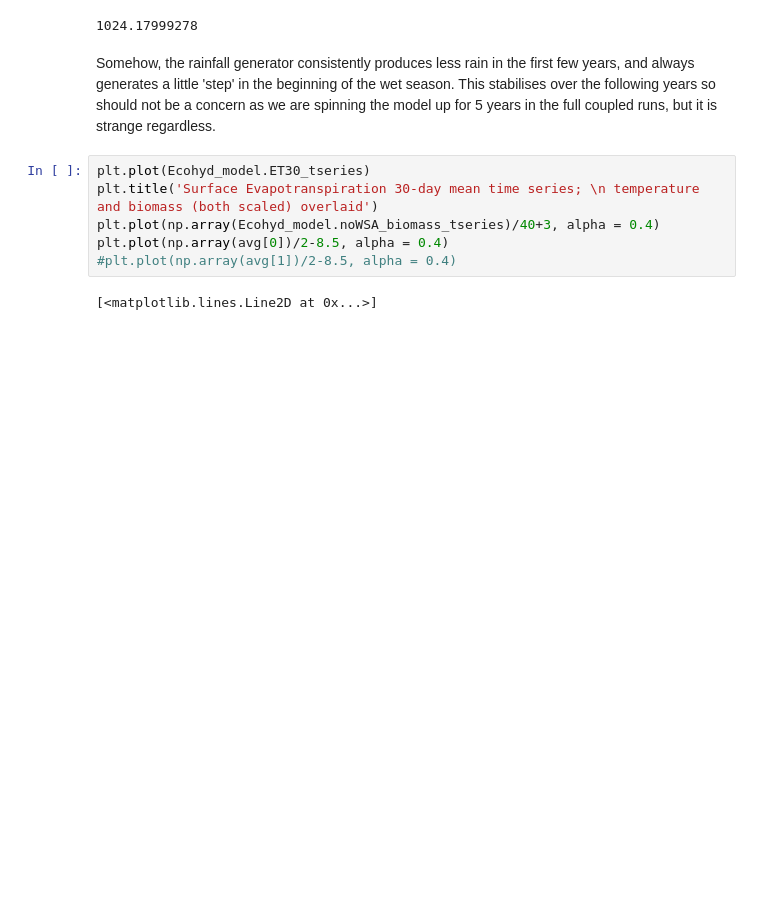
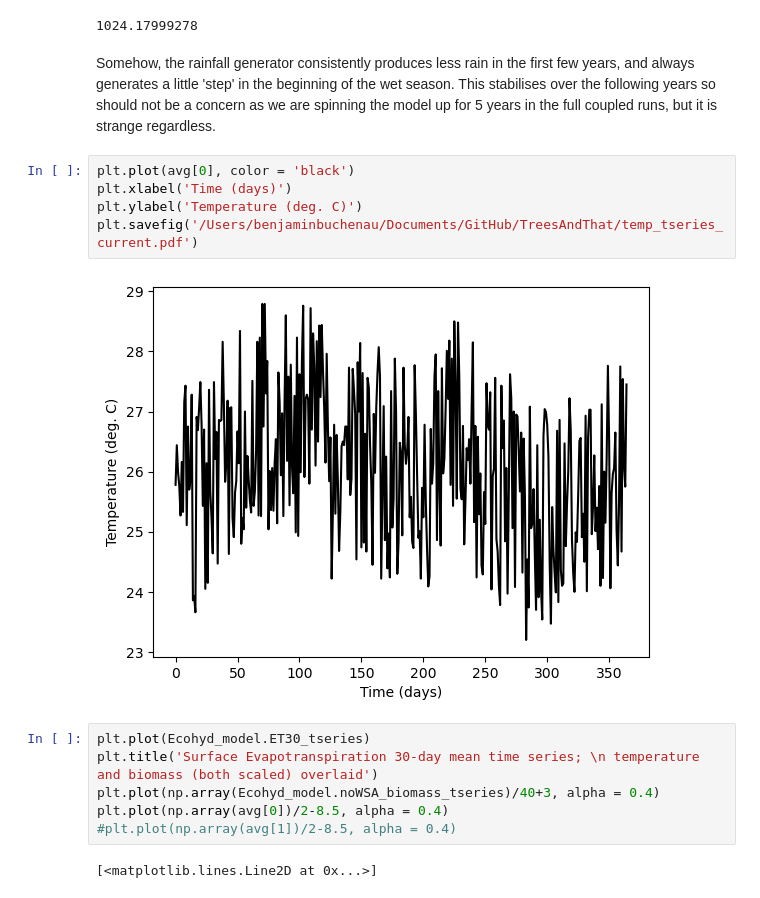
Before and after one commit to WylieMabel/TreesAndThat, a Jupyter notebook: LandLab_experiments/test_ecohydro_module.ipynb, the cells around one changed output. Drawn from its saved outputs; the diff is of its cells as text; blank space fills up the shorter version.

```diff
--- a/LandLab_experiments/test_ecohydro_module.ipynb
+++ b/LandLab_experiments/test_ecohydro_module.ipynb
@@ -156,6 +156,13 @@ print(rainfall)
 1024.17999278
 # %% [markdown]
 Somehow, the rainfall generator consistently produces less rain in the first few years, and always generates a little 'step' in the beginning of the wet season. This stabilises over the following years so should not be a concern as we are spinning the model up for 5 years in the full coupled runs, but it is strange regardless.
+# %%
+plt.plot(avg[0], color = 'black')
+plt.xlabel('Time (days)')
+plt.ylabel('Temperature (deg. C)')
+plt.savefig('/Users/benjaminbuchenau/Documents/GitHub/TreesAndThat/temp_tseries_current.pdf')
+# %% [output]
+[figure, added]
 # %%
 plt.plot(Ecohyd_model.ET30_tseries)
 plt.title('Surface Evapotranspiration 30-day mean time series; \n temperature and biomass (both scaled) overlaid')
```
Also changed, not shown: 2 other files.
